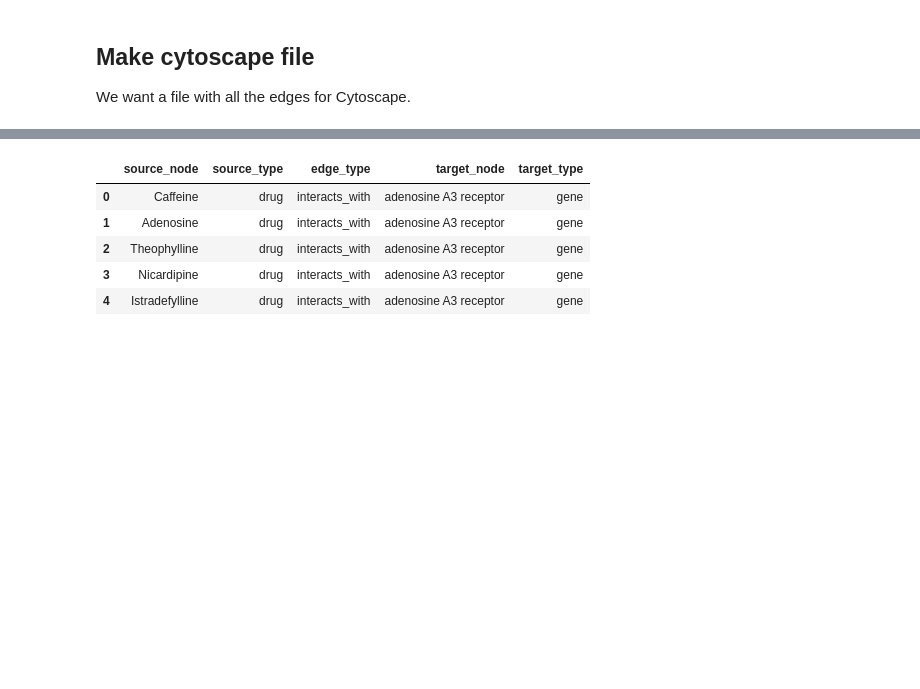
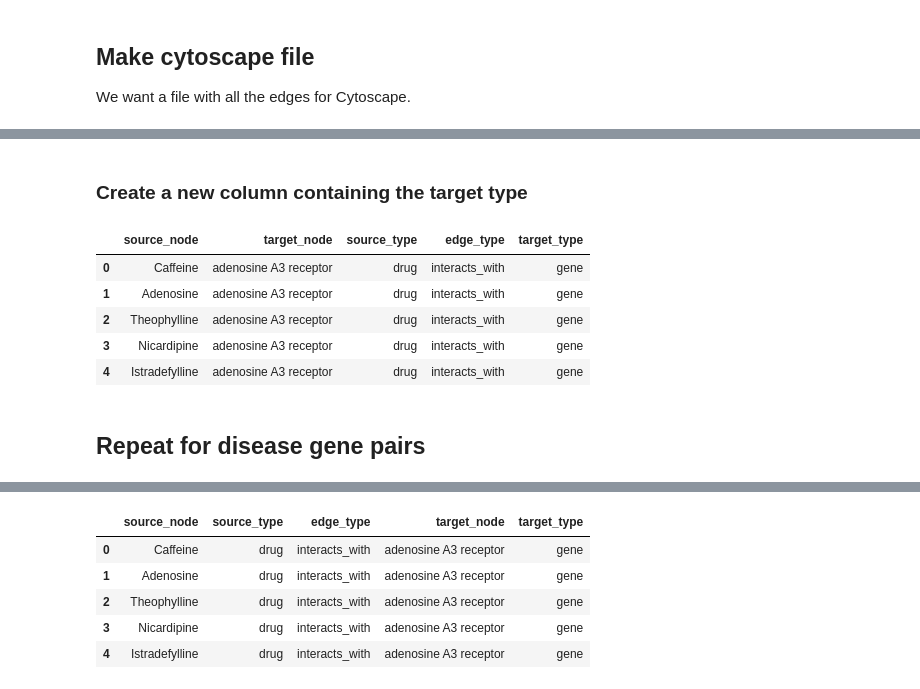
Before and after one commit to sebotic/tester, a Jupyter notebook: toby.ipynb, the cells around one changed output, grey strips where cells are left out. Saved outputs shown, nothing was run; the diff lists cells and outputs as text; code cells hidden in the pictures; blank space fills up the shorter version.

```diff
--- a/toby.ipynb
+++ b/toby.ipynb
@@ -157,0 +235,2 @@ disease_gene.head()
+# %%
+drug_gene_links["source_type"] = "drug"
@@ -157,0 +248,2 @@ disease_gene.head()
+# %%
+drug_gene_links["edge_type"] = "interacts_with"
@@ -157,0 +259,15 @@ disease_gene.head()
+# %% [markdown]
+### Create a new column containing the target type
+# %%
+drug_gene_links["target_type"] = "gene"
+# %%
+drug_gene_links.head()
+# %% [output]
+|  | source_node | target_node | source_type | edge_type | target_type |
+| 0 | Caffeine | adenosine A3 receptor | drug | interacts_with | gene |
+| 1 | Adenosine | adenosine A3 receptor | drug | interacts_with | gene |
+| 2 | Theophylline | adenosine A3 receptor | drug | interacts_with | gene |
+| 3 | Nicardipine | adenosine A3 receptor | drug | interacts_with | gene |
+| 4 | Istradefylline | adenosine A3 receptor | drug | interacts_with | gene |
+# %% [markdown]
+## Repeat for disease gene pairs
```
Also changed, not shown: parts of 70 cells of this notebook.
